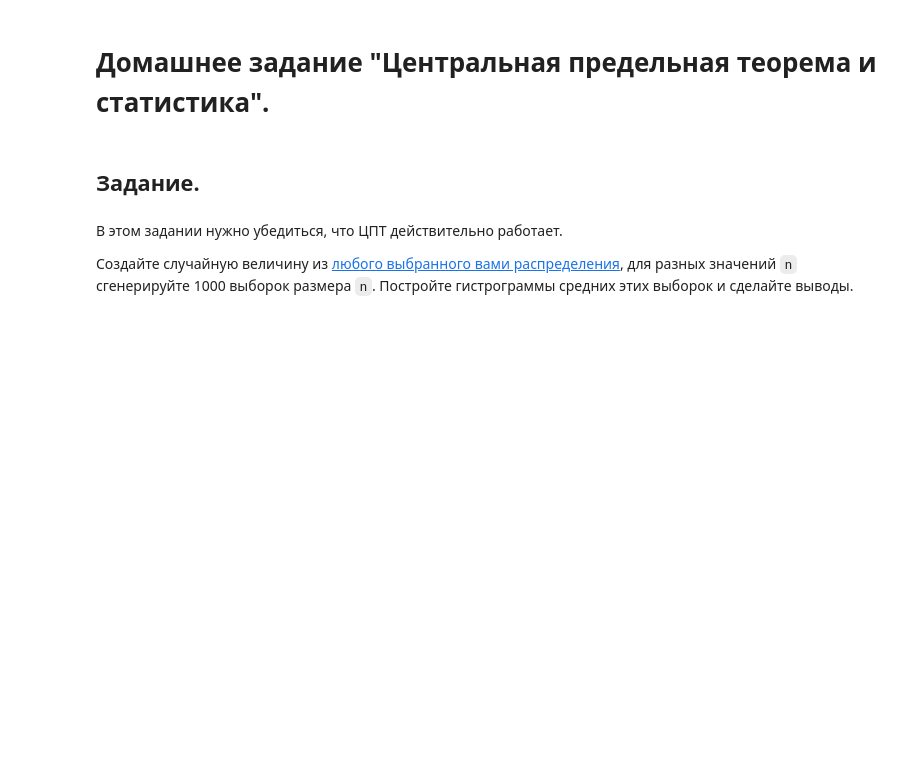
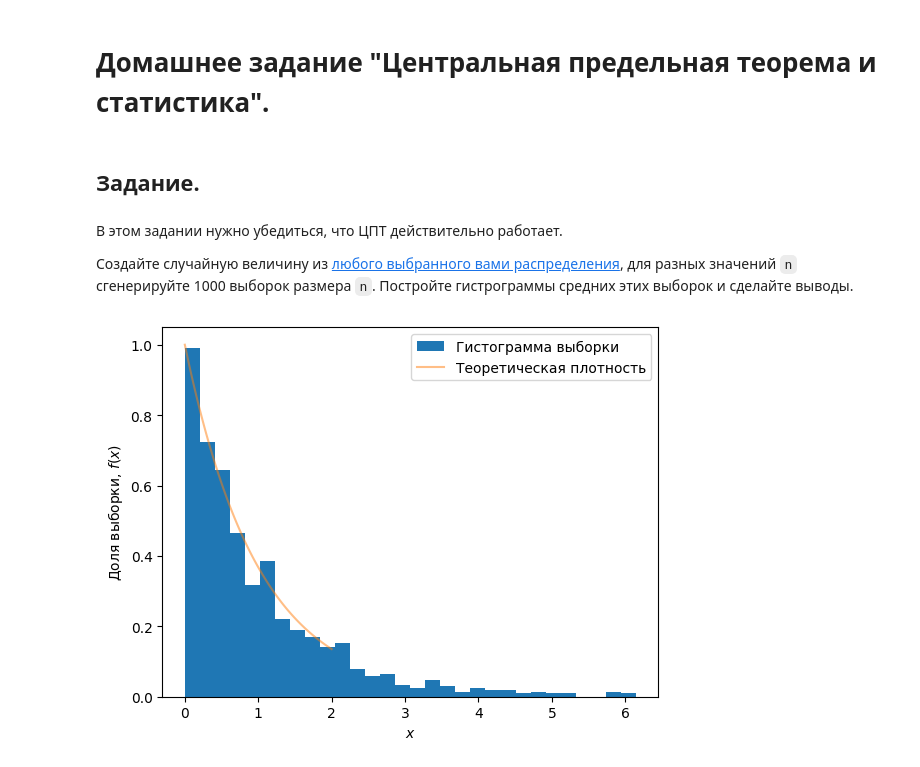
Before and after one commit to stefkong1982/-, a Jupyter notebook: Matematika_dlya_Data_Science/Osnovy_statistiki/DZ_Kondratev_MDS_36_HW_9_upd.ipynb, the cells around one changed output. Cells and saved outputs as stored; diff of their text form; code cells hidden in the pictures; blank space fills up the shorter version.

```diff
--- a/Matematika_dlya_Data_Science/Osnovy_statistiki/DZ_Kondratev_MDS_36_HW_9_upd.ipynb
+++ b/Matematika_dlya_Data_Science/Osnovy_statistiki/DZ_Kondratev_MDS_36_HW_9_upd.ipynb
@@ -14,15 +14,17 @@ import numpy as np
 import matplotlib.pyplot as plt
 import scipy.stats as sts
 # %%
-rv = ### YOUR CODE HERE
+rv = sts.expon() # выбираем распределение
 sample = rv.rvs(size=1000)
 # %%
 x = np.linspace(0,2,100)
 pdf = rv.pdf(x)
-plt.hist(sample, density=True, bins=30, label='sample histogram')
-plt.plot(x, pdf, label='theoretical pdf', alpha=0.5)
+plt.hist(sample, density=True, bins=30, label='Гистограмма выборки')
+plt.plot(x, pdf, label='Теоретическая плотность', alpha=0.5)
 plt.legend()
-plt.ylabel('fraction of samples, $f(x)$')
+plt.ylabel('Доля выборки, $f(x)$')
 plt.xlabel('$x$')
 plt.show()
+# %% [output]
+[figure, added]
 # %%
```
Also changed, not shown: parts of 5 cells of this notebook.
